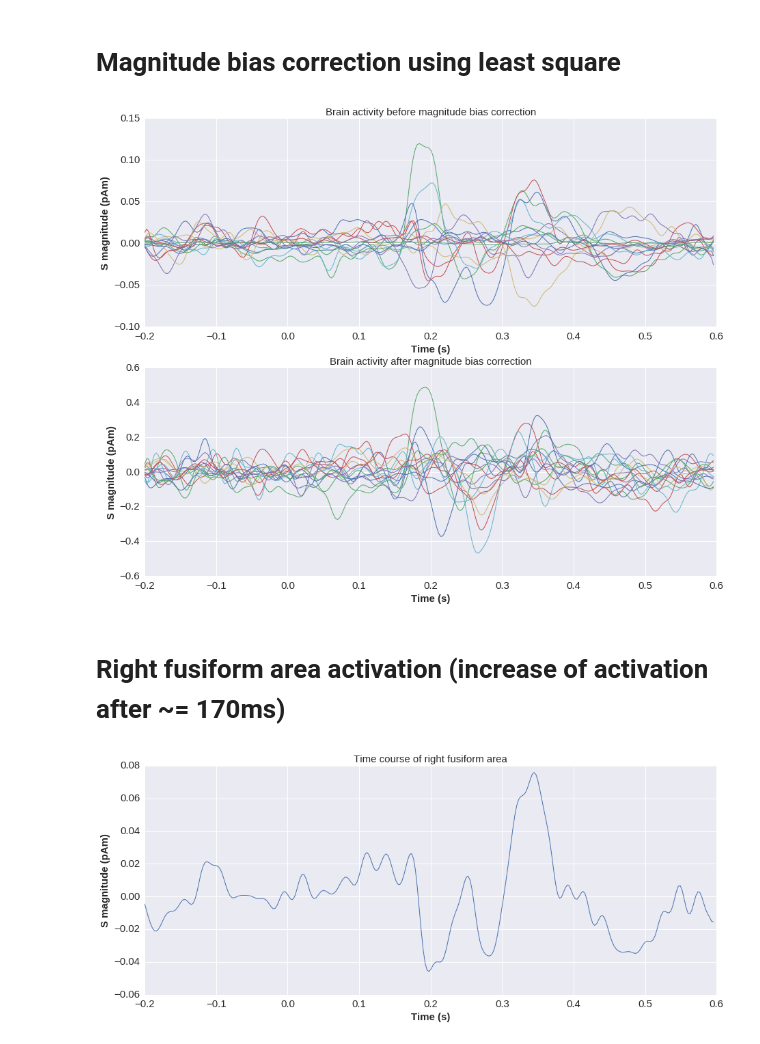
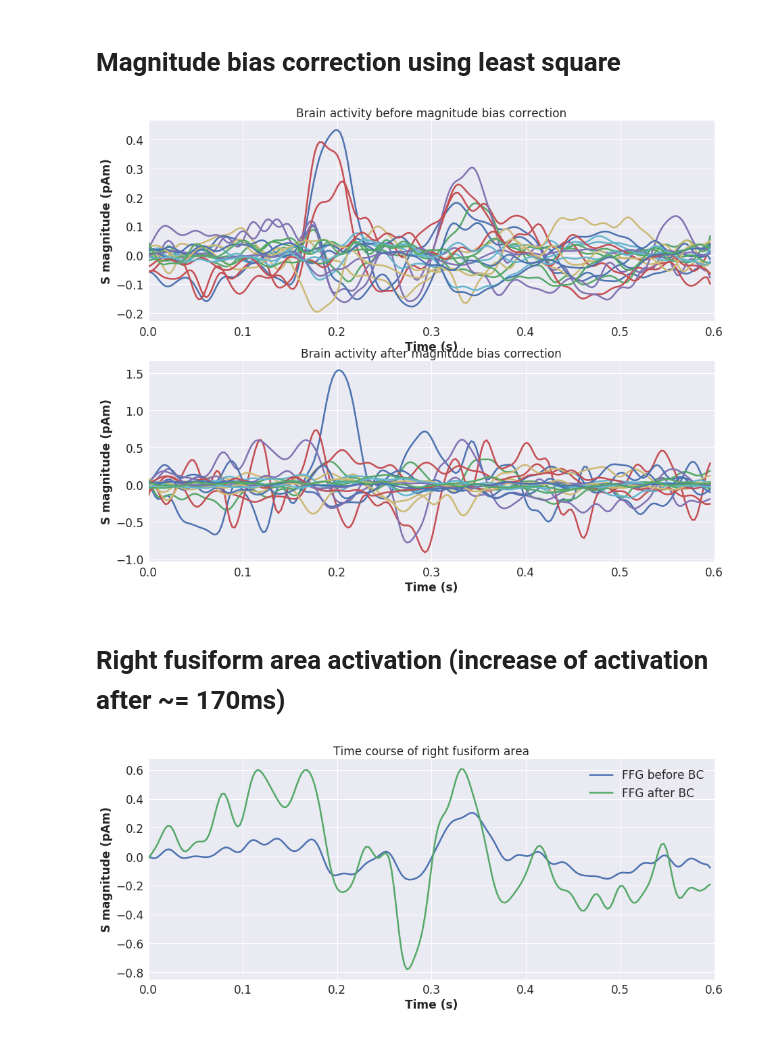
Before and after one commit to BBELAOUCHA/iSDR_p, a Jupyter notebook: examples/example_real_data.ipynb, the cells around one changed output. Drawn from its saved outputs; the diff is of its cells as text; code cells hidden in the pictures.

Commit message:
correct results

```diff
--- a/examples/example_real_data.ipynb
+++ b/examples/example_real_data.ipynb
@@ -100,23 +96,23 @@ n_t_s, n_s = np.shape(S)
 p=3
 Sx = S.T.copy()
 n_sources=[]
-label = (Result['S Active']).astype(int)
+label = (Result['Active set']).astype(int)
 p = 3
 for i in range(3):
     n_sources.extend(label)
 n_s = len(label)
-MVAR = Result['S MVAR']
+MVAR = Result['MVAR']
 df = pd.DataFrame(MVAR, index = label+1, columns = n_sources)
 m = np.where(np.absolute(MVAR)>1e-2*np.max(np.absolute(MVAR)))
 mask = np.ones(np.shape(MVAR))
 mask[m[0], m[1]] = 0
 
-sns.plt.figure(figsize=(30,10))
+plt.figure(figsize=(30,10))
 sns.heatmap(df, square=True, cmap= "seismic", mask = mask)
-sns.plt.xlabel("# Regions")
-sns.plt.ylabel("# Regions")
-sns.plt.title(r"MVAR coefficients $[A_1, A_2, A_3]$")
-sns.plt.show()
+plt.xlabel("# Regions")
+plt.ylabel("# Regions")
+plt.title(r"MVAR coefficients $[A_1, A_2, A_3]$")
+plt.show()
 path = "S1_data_p3.mat"
 data=spoi.loadmat(path)
 M = data['M']
@@ -195,29 +150,34 @@ S_es = sp.sparse.linalg.lsmr(G_d, Wx, atol=1e-25, btol=1e-25)
 S_es = S_es[0]
 S_es = np.reshape(S_es, np.shape(Sx), order = 'F')
 # %%
-sns.plt.figure(figsize=(15,12))
-sns.plt.subplot(211)
-sns.plt.plot(samples[:-1], S[p:, :]*1e12)
-sns.plt.ylabel("S magnitude (pAm)")
-sns.plt.xlabel("Time (s)")
-sns.plt.title("Brain activity before magnitude bias correction")
-sns.plt.subplot(212)
-sns.plt.plot(samples[:-1], S_es[:, p:].T*1e12)
-sns.plt.ylabel("S magnitude (pAm)")
-sns.plt.xlabel("Time (s)")
-sns.plt.title("Brain activity after magnitude bias correction")
-sns.plt.show()
+plt.figure(figsize=(15,12))
+plt.subplot(211)
+plt.plot(samples[:-1], S[p:, :]*1e12)
+plt.xlim([0, 0.6])
+plt.ylabel("S magnitude (pAm)")
+plt.xlabel("Time (s)")
+plt.title("Brain activity before magnitude bias correction")
+plt.subplot(212)
+plt.plot(samples[:-1], S_es[:, p:].T*1e12)
+plt.xlim([0, 0.6])
+plt.ylabel("S magnitude (pAm)")
+plt.xlabel("Time (s)")
+plt.title("Brain activity after magnitude bias correction")
+plt.show()
 # %% [output]
-[figure, old version]
+[figure, new version]
 # %% [markdown]
 # Right fusiform area activation (increase of activation after ~= 170ms)
 # %%
-ffg = 2
-sns.plt.figure(figsize=(15,6))
-sns.plt.plot(samples[:-1], 1e12*Sx[ffg, p:].T)
-sns.plt.ylabel("S magnitude (pAm)")
-sns.plt.xlabel("Time (s)")
-sns.plt.title("Time course of right fusiform area")
-sns.plt.show()
+ffg = 3
+plt.figure(figsize=(15,6))
+plt.plot(samples[:-1], 1e12*Sx[ffg, p:], label="FFG before BC")
+plt.plot(samples[:-1], 1e12*S_es[ffg, p:], label="FFG after BC")
+plt.xlim([0, 0.6])
+plt.ylabel("S magnitude (pAm)")
+plt.xlabel("Time (s)")
+plt.title("Time course of right fusiform area")
+plt.legend()
+plt.show()
 # %% [output]
-[figure, old version]
+[figure, new version]
```
Also changed, not shown: parts of 7 cells of this notebook, 3 other files.
